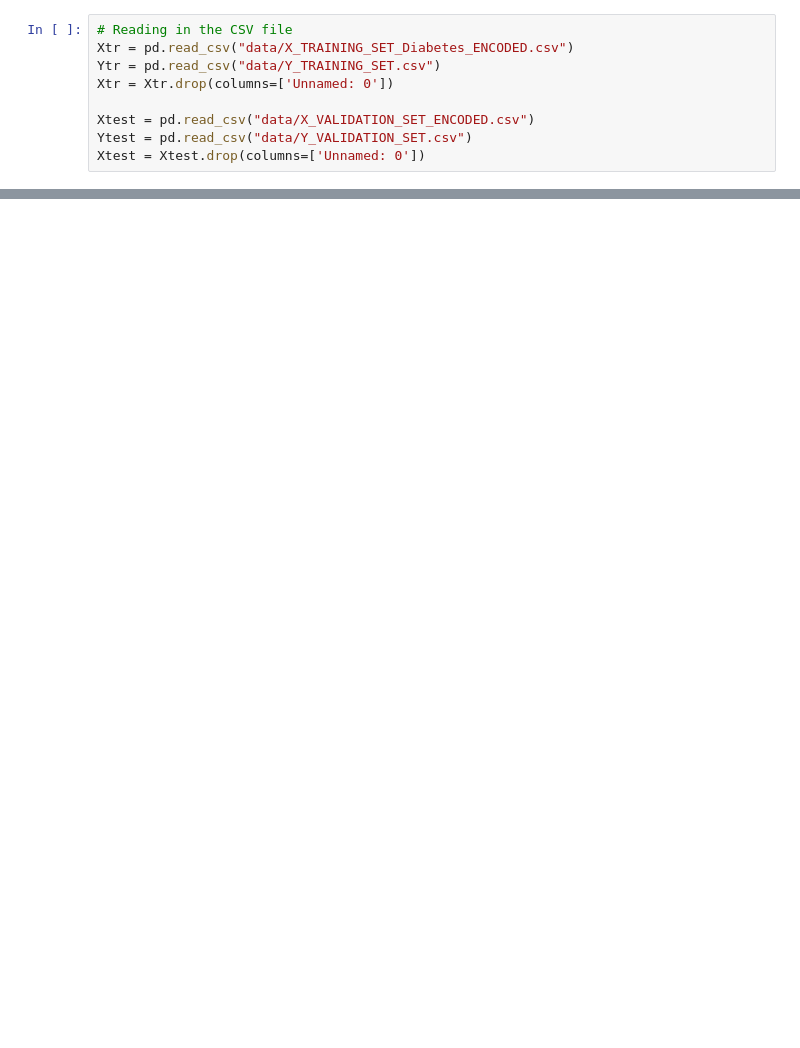
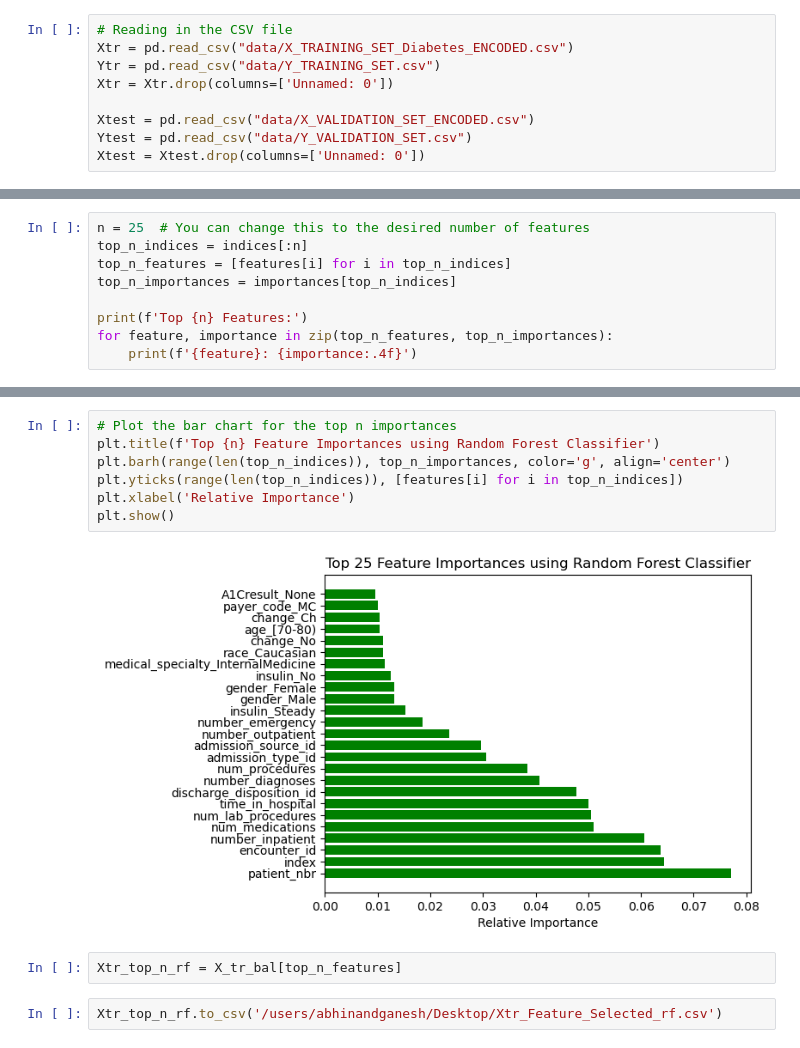
Before and after one commit to DiyadotSaha/ML_Diabetes_Project, a Jupyter notebook: Project_SHAP-DIYA.ipynb, the cells around one changed output, grey strips where cells are left out. Saved outputs shown, nothing was run; the diff lists cells and outputs as text; blank space fills up the shorter version.

```diff
--- a/Project_SHAP-DIYA.ipynb
+++ b/Project_SHAP-DIYA.ipynb
@@ -140,0 +249,9 @@ MemoryError: Unable to allocate 1.92 TiB for an array with shape (71236, 26, 142
+# %%
+n = 25  # You can change this to the desired number of features
+top_n_indices = indices[:n]
+top_n_features = [features[i] for i in top_n_indices]
+top_n_importances = importances[top_n_indices]
+
+print(f'Top {n} Features:')
+for feature, importance in zip(top_n_features, top_n_importances):
+    print(f'{feature}: {importance:.4f}')
@@ -140,0 +276,13 @@ MemoryError: Unable to allocate 1.92 TiB for an array with shape (71236, 26, 142
+# %%
+# Plot the bar chart for the top n importances
+plt.title(f'Top {n} Feature Importances using Random Forest Classifier')
+plt.barh(range(len(top_n_indices)), top_n_importances, color='g', align='center')
+plt.yticks(range(len(top_n_indices)), [features[i] for i in top_n_indices])
+plt.xlabel('Relative Importance')
+plt.show()
+# %% [output]
+[figure, added]
+# %%
+Xtr_top_n_rf = X_tr_bal[top_n_features]
+# %%
+Xtr_top_n_rf.to_csv('/users/abhinandganesh/Desktop/Xtr_Feature_Selected_rf.csv')
```
Also changed, not shown: parts of 26 cells of this notebook, 4 other files.
